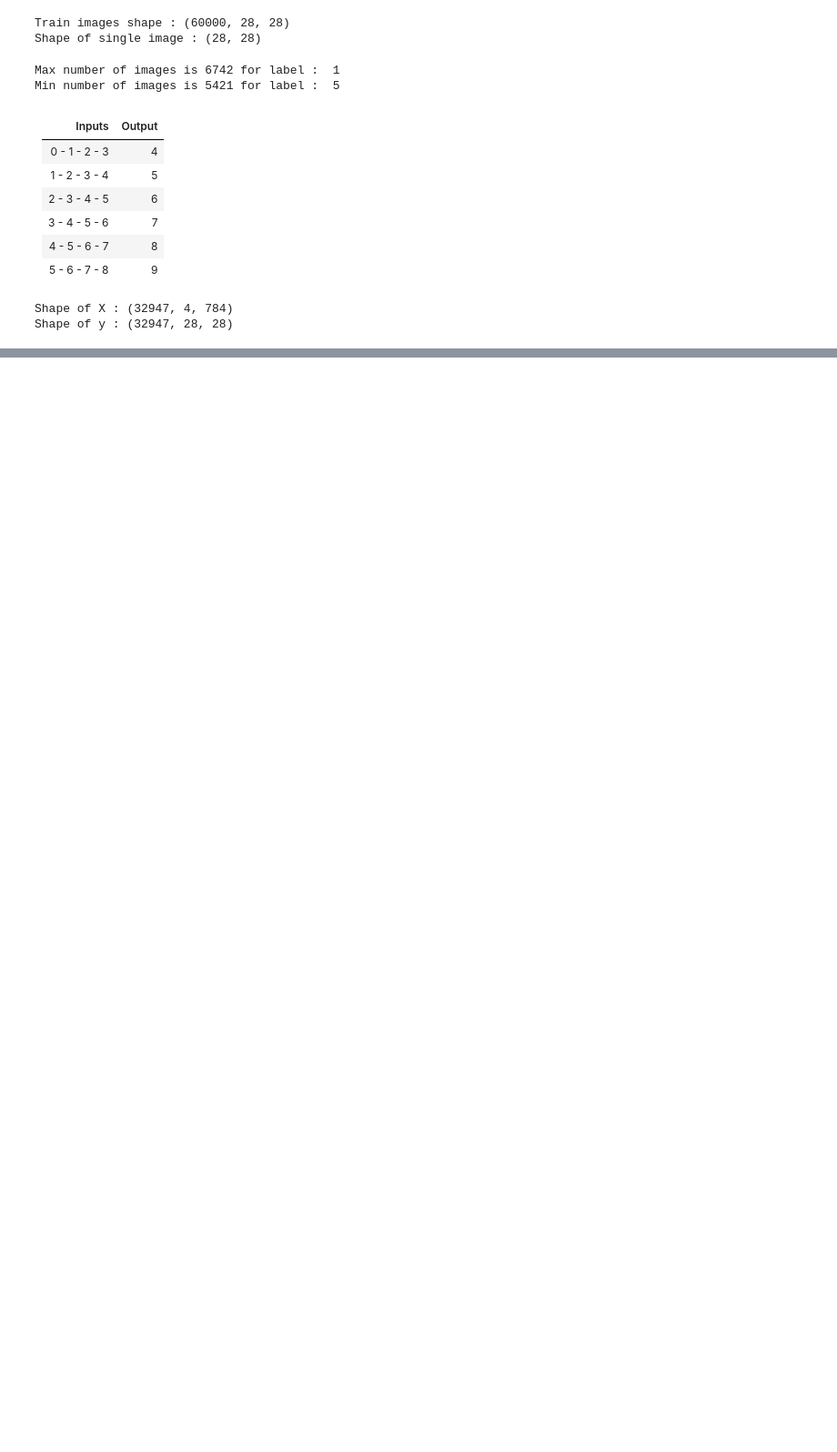
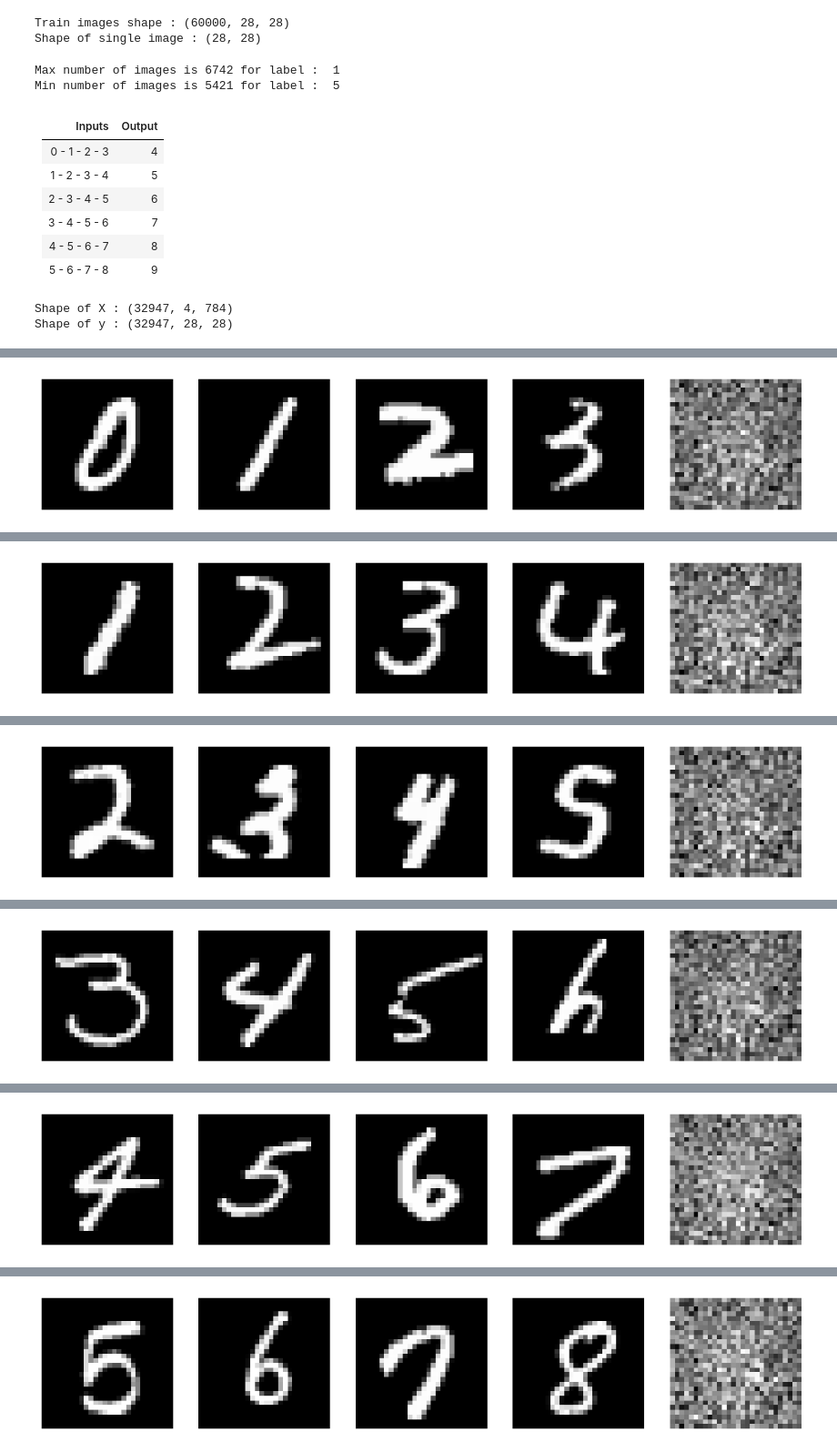
Before and after one commit to fawern/Sequential-Image-Generator-LSTM-MNIST, a Jupyter notebook: main.ipynb, the cells around one changed output, grey strips where cells are left out. Shown: that part at 91% size. Cells and saved outputs as stored; diff of their text form; code cells hidden in the pictures; blank space fills up the shorter version.

Commit message:
model architecture added , model trained with different optmizers , outputs added at readme

```diff
--- a/main.ipynb
+++ b/main.ipynb
@@ -50,8 +50,8 @@ class DataGenerator:
         return df[df['labels'] == label]['imgs']
 
     def generate_data_for_labels(self, df, label_numbers):
-        max_label_count = min(df[df['labels'].isin(label_numbers)]['labels'].value_counts())
-        for i in range(max_label_count):
+        min_label_count = min(df[df['labels'].isin(label_numbers)]['labels'].value_counts())
+        for i in range(min_label_count):
             self.new_df.loc[len(self.new_df)] = [
                 self.filter_by_label(df, label_numbers[0]).iloc[i],
                 self.filter_by_label(df, label_numbers[1]).iloc[i],
@@ -96,14 +96,18 @@ Shape of y : (32947, 28, 28)
 # %%
 X_train, X_test, y_train, y_test = train_test_split(X, y, test_size=0.2, random_state=23)
 # %%
-model = Sequential()
+def generator_model(optimizer):
+    model = Sequential()
 
-model.add(LSTM(128, activation='relu', input_shape=(4, 28*28), return_sequences=True))
-model.add(LSTM(64, activation='relu'))
+    model.add(LSTM(128, activation='relu', input_shape=(4, 28*28), return_sequences=True))
+    model.add(LSTM(64, activation='relu'))
 
-model.add(Dense((28*28), activation='linear'))
-model.add(Reshape((28, 28)))
+    model.add(Dense((28*28), activation='linear'))
+    model.add(Reshape((28, 28)))
 
-model.compile(
-    optimizer='adam', loss='mean_squared_error', metrics='accuracy'
-)
+    model.compile(
+        optimizer=optimizer, loss='mean_squared_error', metrics='mse'
+    )
+    model.fit(X_train, y_train, epochs=1)
+
+    return model
@@ -114,0 +114,2 @@ model.fit(X_train, y_train, epochs=1)
+# %%
+model = generator_model('adam')
@@ -122,16 +125,12 @@ def img_generator(n):
     plt.figure(figsize=(14, 4))
 
     for i in range(4):
-        plt.subplot(1, 6, i + 1)
+        plt.subplot(1, 5, i + 1)
         plt.imshow(test_images[0, i].reshape((28, 28)), cmap='gray')
         plt.axis('off')
 
-    plt.subplot(1, 6, 5)
-    plt.imshow(generated_image[0])
-    plt.axis('off')
-
-    plt.subplot(1, 6, 6)
-    plt.imshow(y_test[n])
+    plt.subplot(1, 5, 5)
+    plt.imshow(generated_image[0], cmap='gray')
     plt.axis('off')
 
     plt.show()
@@ -142,0 +137,6 @@ img_generator(1)
+# %%
+# optimizer = SGD(Stochastic Gradient Descent)
+
+for i in [0, 3, 30, 117, 125, 12]:
+    img_generator(i)
+# %% [output]
@@ -142,0 +144 @@ img_generator(1)
+[figure, added]
@@ -142,0 +146 @@ img_generator(1)
+[figure, added]
@@ -142,0 +148 @@ img_generator(1)
+[figure, added]
@@ -142,0 +150 @@ img_generator(1)
+[figure, added]
@@ -142,0 +152 @@ img_generator(1)
+[figure, added]
@@ -142,0 +154 @@ img_generator(1)
+[figure, added]
```
Also changed, not shown: parts of 7 cells of this notebook, 23 other files.
